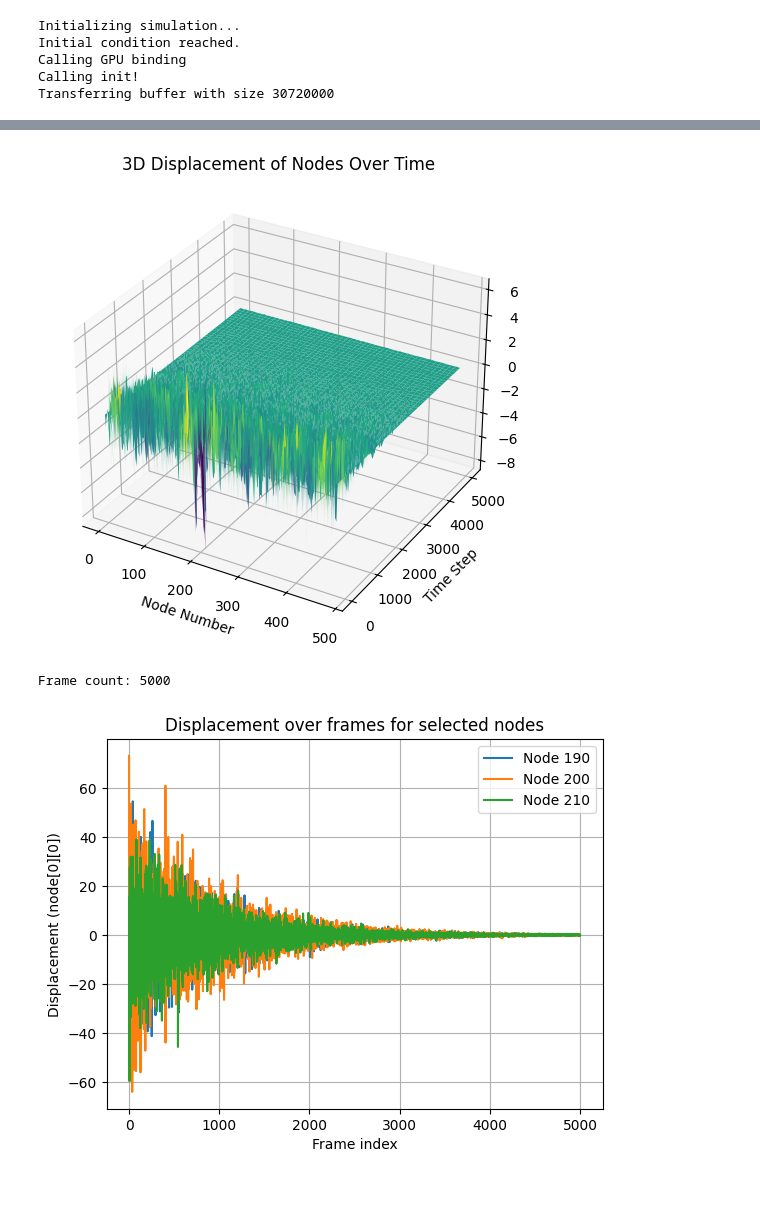
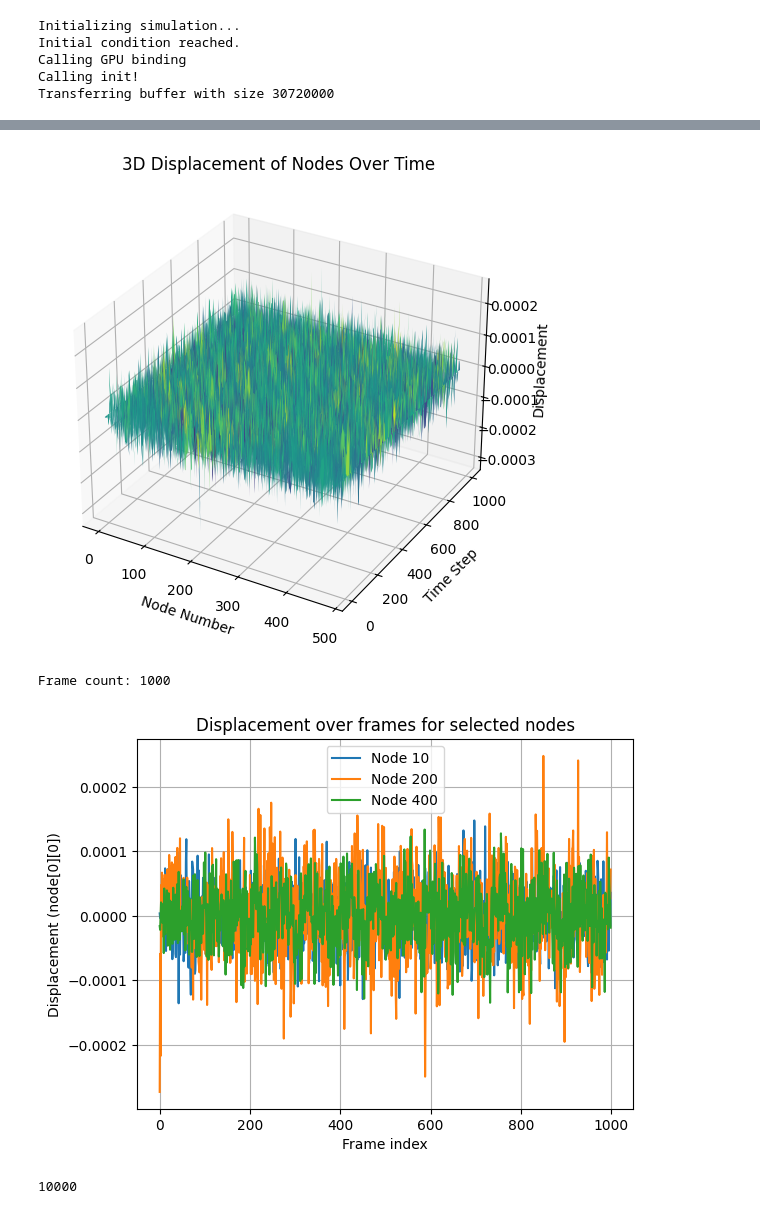
Before and after one commit to sebastian-stubenvoll/wgpu-string-fdm, a Jupyter notebook: piano_string_sim.ipynb, the cells around one changed output, grey strips where cells are left out. Drawn from its saved outputs; the diff is of its cells as text; code cells hidden in the pictures.

```diff
--- a/piano_string_sim.ipynb
+++ b/piano_string_sim.ipynb
@@ -88,15 +83,15 @@ def core_properties(D, T, rho):
         'm': mass_per_length,
     }
 # %%
-loss = 0.9999990
+loss = 0.9999999990
 rho = 8900
 rho_core = 8700
 E=1.1e11
 G=4.1e10
-T=800
+F_T=500
 
 coil_props = winding_properties(d, E, G, rho)
-core_props = core_properties(D, T, rho_core)
+core_props = core_properties(D, F_T, rho_core)
 
 
 print(coil_props)
@@ -123,7 +118,7 @@ for i in range(node_count):
 + The output has a sample_rate of `1/(dt * CHUNKSIZE)`
 # %%
 # We want (44_100 / CHUNK_SIZE) * DURATION invocations
-T = 1 #time in seconds
+T = 0.2 #time in seconds
 SAMPLE_RATE = 50000
 chunk_size = 500
 
@@ -159,6 +154,7 @@ sim = py_wgpu_fdm.Simulation(
     coil_props['sigma'],
     chunk_size,
     [1 / k**2 for k in coil_props['k']],
+    F_T
 )
 
 print(f'Running {total} steps, which is {total * dt} seconds. Generating {n_frames} output samples.')
@@ -296,29 +282,29 @@ ax.set_title('3D Displacement of Nodes Over Time')
 plt.show()
 print(f'Frame count: {num_frames}')
 # %% [output]
-[figure, old version]
+[figure, new version]
-Frame count: 5000
+Frame count: 1000
 # %%
 import matplotlib.pyplot as plt
 
 
 
 
-indices = [ 190, 200, 210 ]
+indices = [ 10, 200, 400 ]
 
 # Extract displacements
 for i in indices:
-    displacements = [frame[i][1][0] for frame in frames]
+    displacements = [frame[i][0][0] for frame in frames]
     plt.plot(range(len(frames)), displacements, label=f'Node {i}')
 
 plt.xlabel('Frame index')
 plt.ylabel('Displacement (node[0][0])')
 plt.title('Displacement over frames for selected nodes')
 plt.legend()
 plt.grid(True)
 plt.show()
 # %% [output]
-[figure, old version]
+[figure, new version]
 # %%
 import numpy as np
 import sounddevice as sd
@@ -342,7 +328,7 @@ def play_float_array(arr, duration=None):
 
     # Set sample rate to match duration
     if duration is None:
-        samplerate = 1000000  # default
+        samplerate = 44100  # default
     else:
         samplerate = int(len(arr) / duration)
 
@@ -361,7 +347,7 @@ signal = np.sin(2 * np.pi * 440 * t)
 
 #play_float_array(signal)
 
-node_disps = [ f[200][0] for f in frames ]
+node_disps = [ f[100][0] for f in ori_frames ]
 
 from scipy.signal import resample_poly
 def downsample(audio, sr_in=1_000_000, sr_out=44_100):
@@ -380,12 +366,14 @@ def downsample(audio, sr_in=1_000_000, sr_out=44_100):
     y = resample_poly(audio, sr_out, sr_in)
     return y
 
-smpls = downsample(node_disps)
+smpls = downsample(node_disps, sr_in=50000)
 distances = np.linalg.norm(smpls, axis=1)
 
 play_float_array(distances)
 #smpls
 len(ori_frames)
+# %% [output]
+10000
 # %%
 import numpy as np
 import matplotlib.pyplot as plt
```
Also changed, not shown: parts of 10 cells of this notebook, 6 other files.
